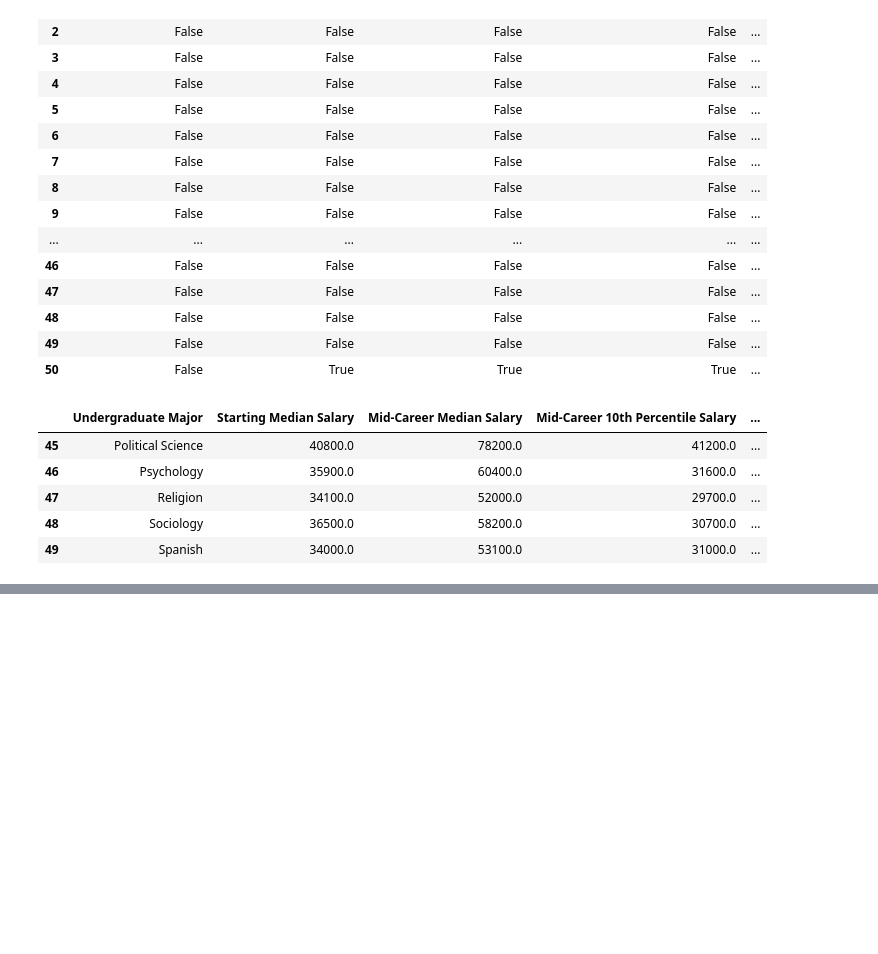
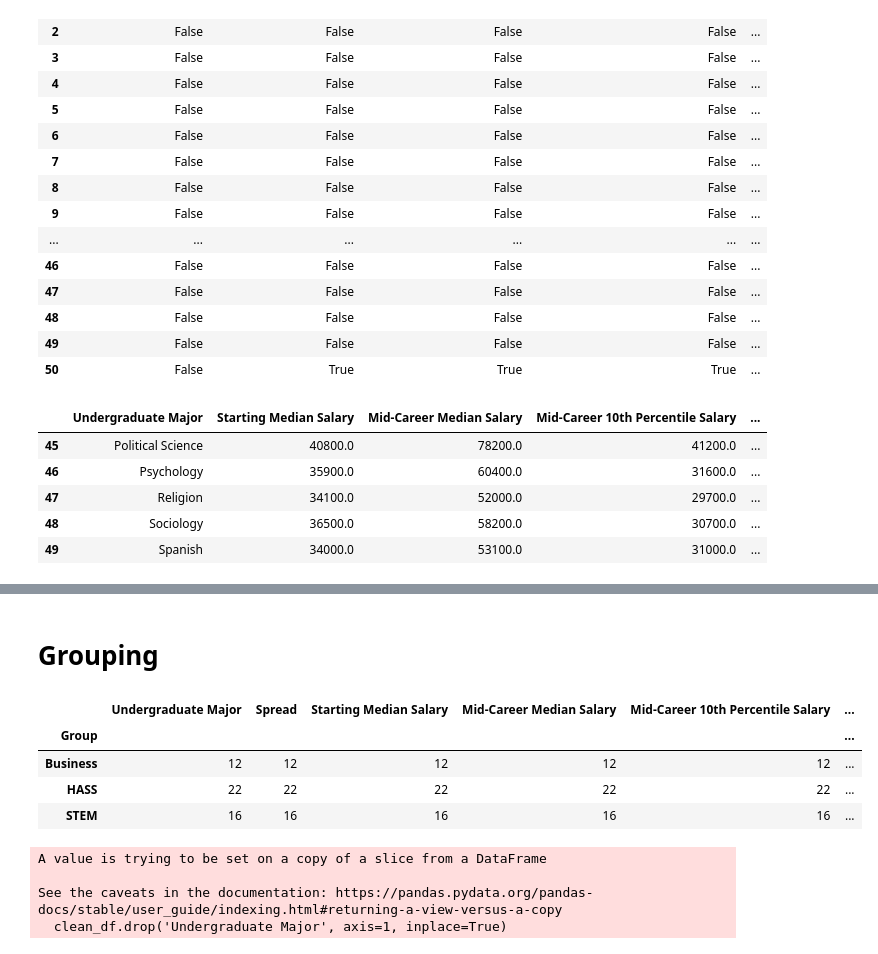
Before and after one commit to ACEKaito1412/100DaysOfCodingPython, a Jupyter notebook: day_72/data_exploration.ipynb, the cells around one changed output, grey strips where cells are left out. Cells and saved outputs as stored; diff of their text form; code cells hidden in the pictures; blank space fills up the shorter version.

```diff
--- a/day_72/data_exploration.ipynb
+++ b/day_72/data_exploration.ipynb
@@ -61,0 +173,18 @@ clean_df.tail()
+# %% [markdown]
+# **Grouping**
+# %%
+clean_df.groupby('Group').count()
+# %% [output]
+|  | Undergraduate Major | Spread | Starting Median Salary | Mid-Career Median Salary | Mid-Career 10th Percentile Salary | ... |
+| Group |  |  |  |  |  | ... |
+| Business | 12 | 12 | 12 | 12 | 12 | ... |
+| HASS | 22 | 22 | 22 | 22 | 22 | ... |
+| STEM | 16 | 16 | 16 | 16 | 16 | ... |
+# %%
+majors = clean_df['Undergraduate Major'].copy()
+clean_df.drop('Undergraduate Major', axis=1, inplace=True)
+# %% [output]
+A value is trying to be set on a copy of a slice from a DataFrame
+
+See the caveats in the documentation: https://pandas.pydata.org/pandas-docs/stable/user_guide/indexing.html#returning-a-view-versus-a-copy
+  clean_df.drop('Undergraduate Major', axis=1, inplace=True)
```
Also changed, not shown: parts of 13 cells of this notebook.
